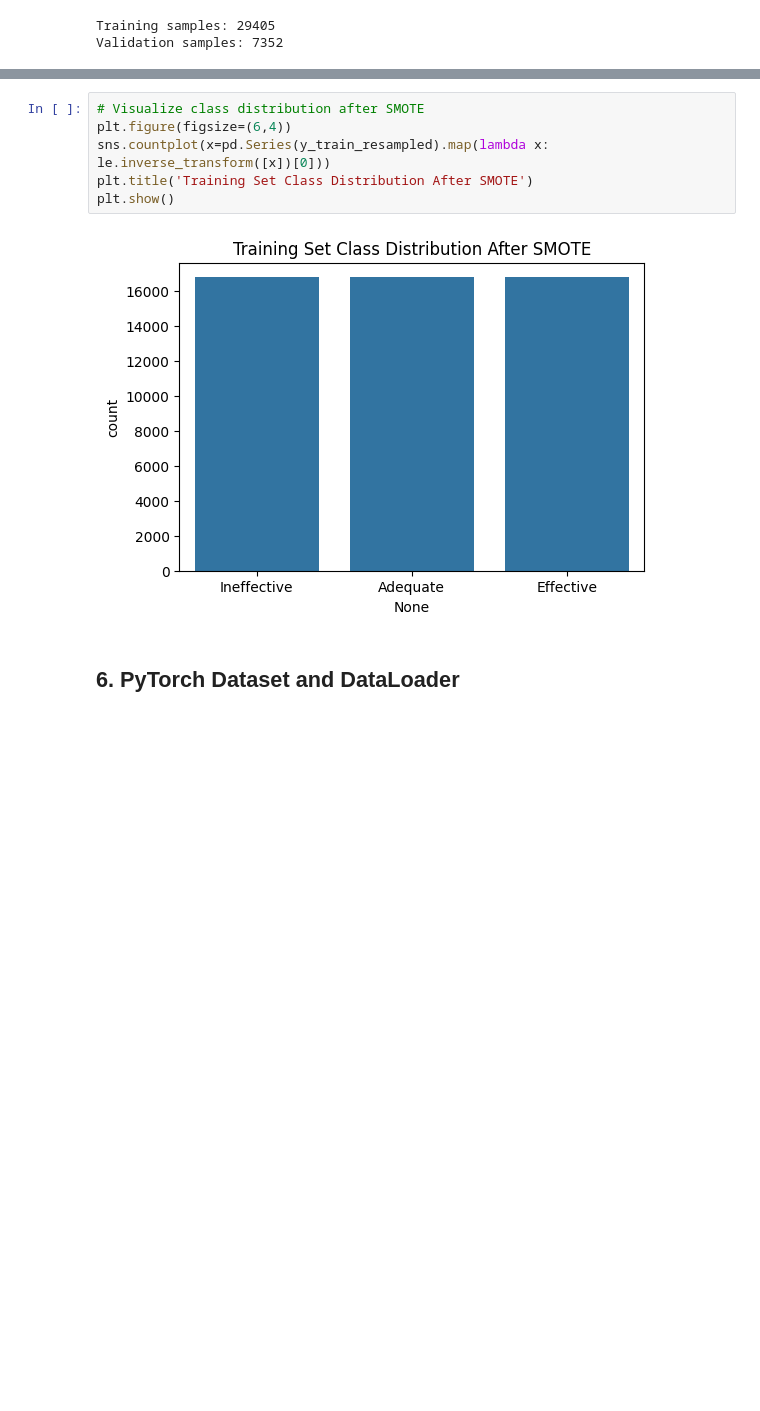
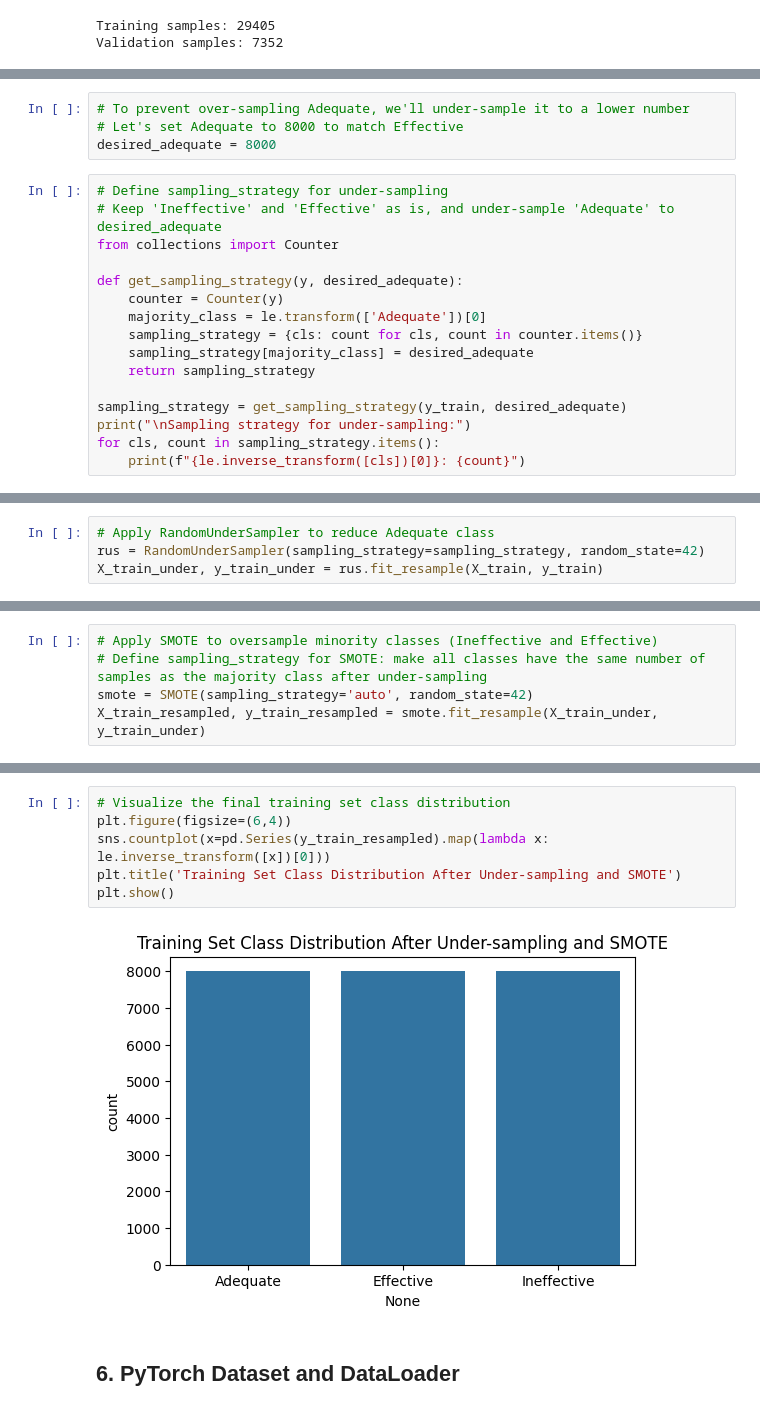
Before and after one commit to UVG-Works-Hub/argument-quality-prediction, a Jupyter notebook: model.ipynb, the cells around one changed output, grey strips where cells are left out. Saved outputs shown, nothing was run; the diff lists cells and outputs as text; blank space fills up the shorter version.

```diff
--- a/model.ipynb
+++ b/model.ipynb
@@ -177,0 +153,20 @@ X_train_resampled, y_train_resampled = smote.fit_resample(X_train, y_train)
+# %%
+# To prevent over-sampling Adequate, we'll under-sample it to a lower number
+# Let's set Adequate to 8000 to match Effective
+desired_adequate = 8000
+# %%
+# Define sampling_strategy for under-sampling
+# Keep 'Ineffective' and 'Effective' as is, and under-sample 'Adequate' to desired_adequate
+from collections import Counter
+
+def get_sampling_strategy(y, desired_adequate):
+    counter = Counter(y)
+    majority_class = le.transform(['Adequate'])[0]
+    sampling_strategy = {cls: count for cls, count in counter.items()}
+    sampling_strategy[majority_class] = desired_adequate
+    return sampling_strategy
+
+sampling_strategy = get_sampling_strategy(y_train, desired_adequate)
+print("\nSampling strategy for under-sampling:")
+for cls, count in sampling_strategy.items():
+    print(f"{le.inverse_transform([cls])[0]}: {count}")
@@ -177,0 +178,4 @@ X_train_resampled, y_train_resampled = smote.fit_resample(X_train, y_train)
+# %%
+# Apply RandomUnderSampler to reduce Adequate class
+rus = RandomUnderSampler(sampling_strategy=sampling_strategy, random_state=42)
+X_train_under, y_train_under = rus.fit_resample(X_train, y_train)
@@ -177,0 +188,5 @@ X_train_resampled, y_train_resampled = smote.fit_resample(X_train, y_train)
+# %%
+# Apply SMOTE to oversample minority classes (Ineffective and Effective)
+# Define sampling_strategy for SMOTE: make all classes have the same number of samples as the majority class after under-sampling
+smote = SMOTE(sampling_strategy='auto', random_state=42)
+X_train_resampled, y_train_resampled = smote.fit_resample(X_train_under, y_train_under)
@@ -178,11 +199,11 @@ X_train_resampled, y_train_resampled = smote.fit_resample(X_train, y_train)
 # %%
-# Visualize class distribution after SMOTE
+# Visualize the final training set class distribution
 plt.figure(figsize=(6,4))
 sns.countplot(x=pd.Series(y_train_resampled).map(lambda x: le.inverse_transform([x])[0]))
-plt.title('Training Set Class Distribution After SMOTE')
+plt.title('Training Set Class Distribution After Under-sampling and SMOTE')
 plt.show()
 # %% [output]
-[figure, old version]
+[figure, new version]
 # %% [markdown]
 ## 6. PyTorch Dataset and DataLoader
 # %%
```
Also changed, not shown: parts of 37 cells of this notebook.
